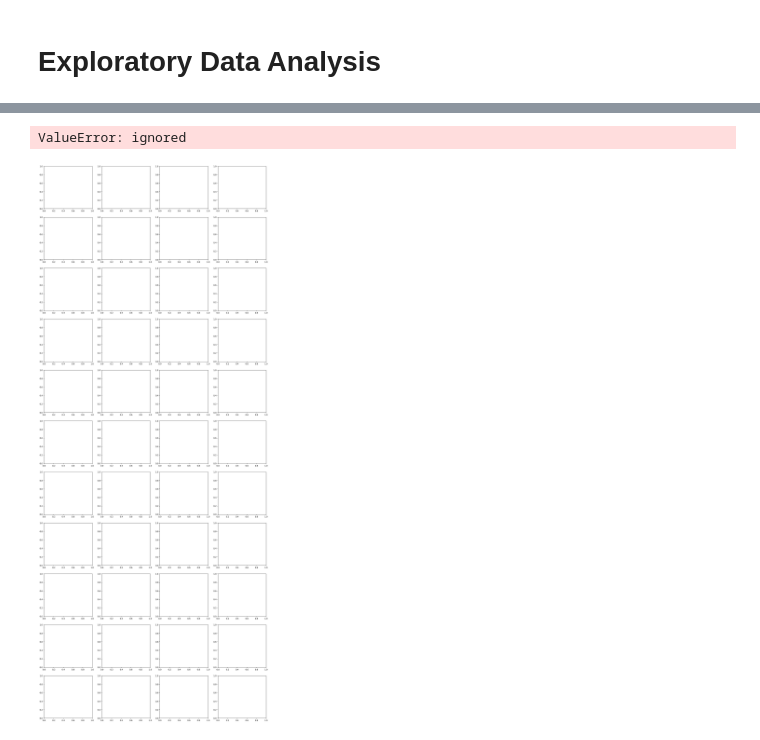
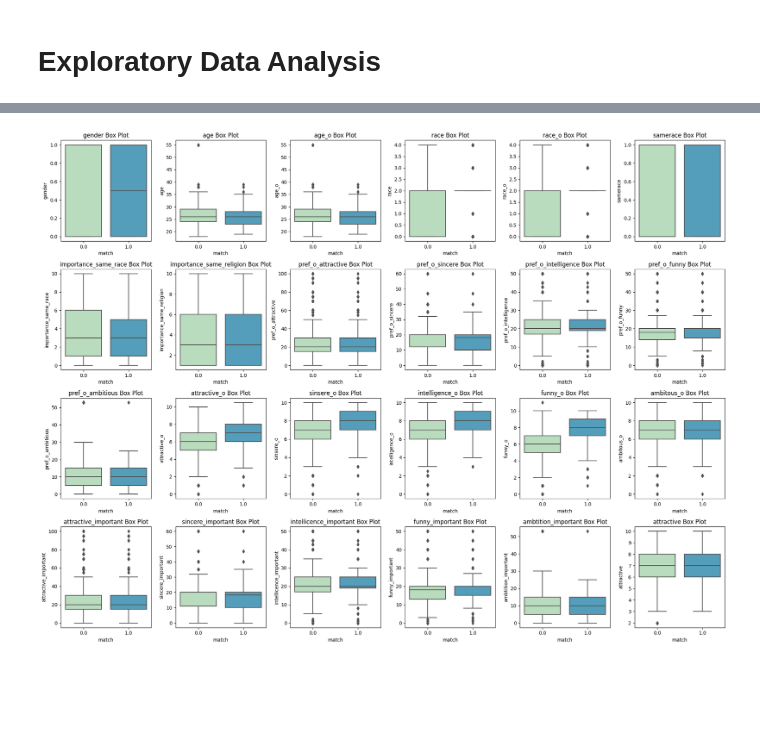
Before and after one commit to dgambone3/CSC4850-Machine-Learning, a Jupyter notebook: FDS_Project.ipynb, the cells around one changed output, grey strips where cells are left out. Cells and saved outputs as stored; diff of their text form; code cells hidden in the pictures; blank space fills up the shorter version.

```diff
--- a/FDS_Project.ipynb
+++ b/FDS_Project.ipynb
@@ -52,0 +94,17 @@ for col in df.columns:   # output old value and encoded value for intrepretation
+# %%
+null = df.isnull().sum() # find amount all null values
+print('Shape of DataFrame: ', df.shape)
+print('Total values in df: ', (len(df.columns) * len(df.values)))
+print('Amount of null values in df: ', df.isnull().sum().sum())
+print('Precent null to be imputed: ', round((null.sum() / (len(df.columns) * len(df.values))) * 100, 2), '%')
+
+null = df.isnull().sum()
+for column, null_count in null.items():
+  if null_count != 0:
+    med = df[column].mode()
+    df[column].fillna(med, inplace=True)
+print('Amount of null after imputing null values:', df.isnull().sum().sum())
+
+pre_data = df.copy()
+display(pre_data)
+print(pre_data.isnull().sum())
@@ -173,21 +264,18 @@ plt.show()
 # %%
-fig = plt.figure(figsize=(20,50)) # W x H
-axes = fig.subplots(11,4)
-i = 0
-j = 0
-for col in data:
-  sns.boxplot(x=data['match'],
-              y = data[col],
-              data=data,
-              ax=axes[i,j],
-              palette='GnBu')
-  axes[i,j].set_title(f'{col} Box Plot')
-  i+=1
-  j+=1
-  if j == 4: j=0
-  if i == 11: i=0
-fig.tight_layout()
+fig = plt.figure(figsize=(20,15)) # W x H
+axes = fig.subplots(4,6)
+k=0
+for i in range(4):
+  for j in range(6):
+    sns.boxplot(x=data['match'],
+                y = data.iloc[:,k],
+                data=data,
+                ax=axes[i,j],
+                palette='GnBu')
+    axes[i,j].set_title(f'{data.columns[k]} Box Plot')
+    k+=1
+
+plt.tight_layout()
 plt.show()
 # %% [output]
-ValueError: ignored
-[figure, old version]
+[figure, new version]
```
Also changed, not shown: parts of 31 cells of this notebook.
